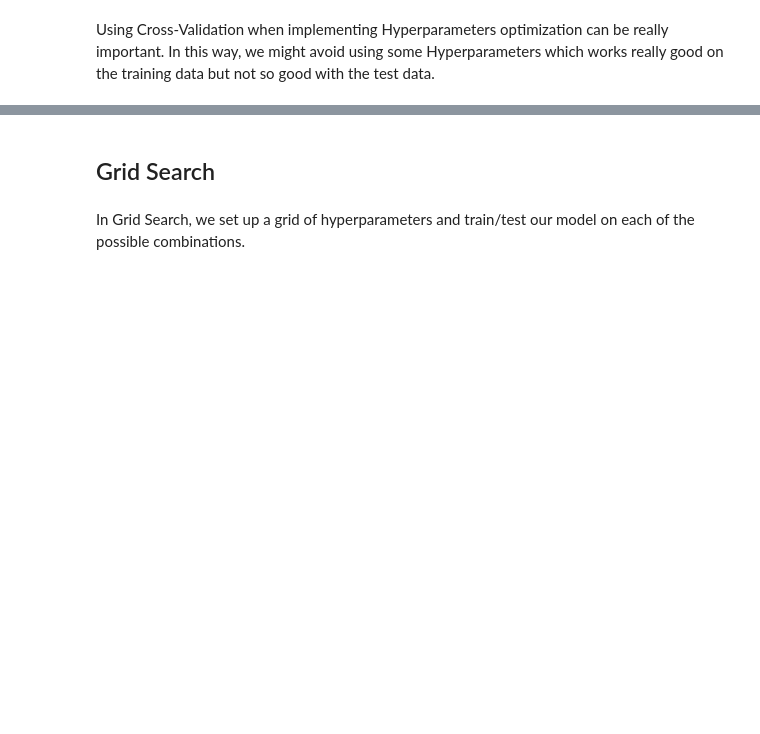
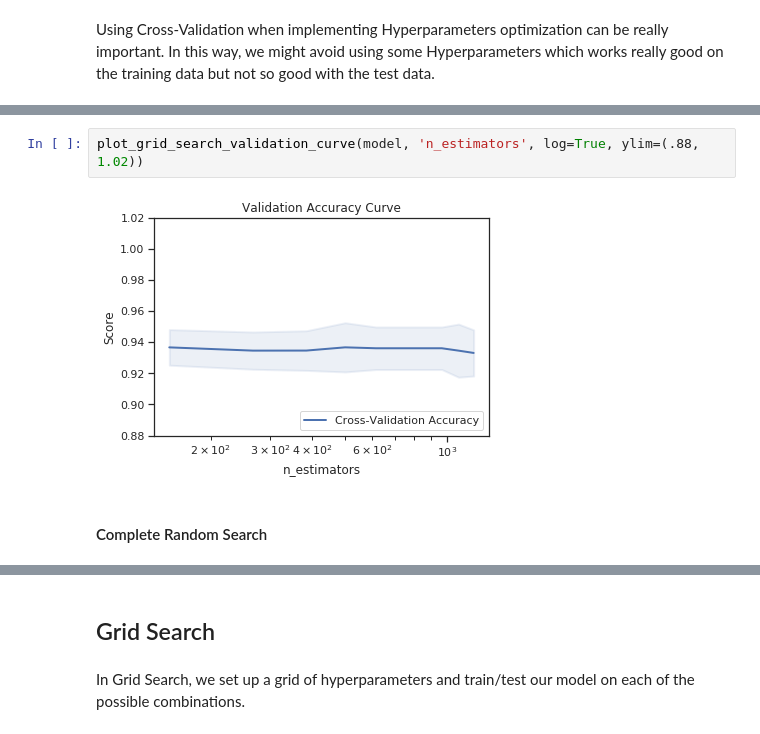
Before and after one commit to pierpaolo28/Kaggle-Challenges, a Jupyter notebook: credit-card-fraud-model-tuning.ipynb, the cells around one changed output, grey strips where cells are left out. Drawn from its saved outputs; the diff is of its cells as text; blank space fills up the shorter version.

```diff
--- a/credit-card-fraud-model-tuning.ipynb
+++ b/credit-card-fraud-model-tuning.ipynb
@@ -337,0 +462,6 @@ model.best_params_
+# %%
+plot_grid_search_validation_curve(model, 'n_estimators', log=True, ylim=(.88, 1.02))
+# %% [output]
+[figure, added]
+# %% [markdown]
+#### Complete Random Search
```
Also changed, not shown: parts of 37 cells of this notebook.
